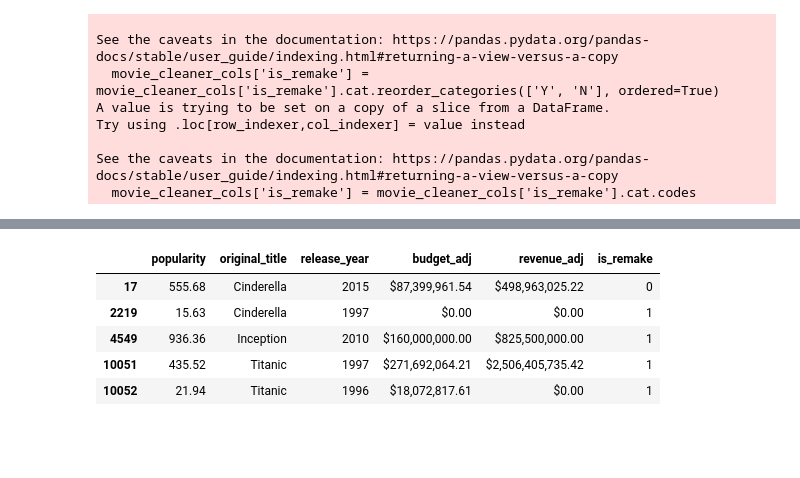
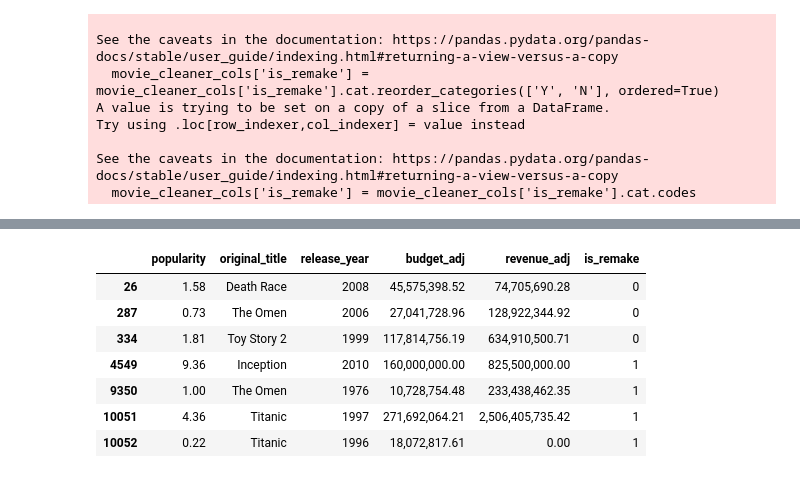
Before and after one commit to pohhjie/movie-analysis, a Jupyter notebook: Movie_ClassificationThenRegression.ipynb, the cells around one changed output, grey strips where cells are left out. Saved outputs shown, nothing was run; the diff lists cells and outputs as text; code cells hidden in the pictures; blank space fills up the shorter version.

```diff
--- a/Movie_ClassificationThenRegression.ipynb
+++ b/Movie_ClassificationThenRegression.ipynb
@@ -14,7 +14,7 @@ from sklearn.linear_model import LinearRegression
 sb.set()
 
 #Set format for float to be $ because selected columns are currency
-pd.options.display.float_format = '${:,.2f}'.format
+pd.options.display.float_format = '{:,.2f}'.format
 # %%
 ## import excel into dataframe
 
@@ -37,7 +40,7 @@ print("Data dims : ", mdata.shape)
 # %%
 # filter to selection columns only to avoid noises from other columns
 
-cols = ['original_title', 'release_year','budget_adj','revenue_adj', 'is_remake']
+cols = ['popularity', 'original_title', 'release_year','budget_adj','revenue_adj', 'is_remake']
 movie_cleaner_cols = mdata[cols]
 movie_cleaner_cols.head()
 # %% [output]
@@ -246,11 +252,13 @@ plt.show()
 # %%
-movie_pred = movie_cleaner_cols[movie_cleaner_cols["original_title"].isin(["Titanic", "Inception", "Cinderella"])]
+movie_pred = movie_cleaner_cols[movie_cleaner_cols["original_title"].isin(["Titanic", "Inception", "Toy Story 2", "Death Race", "The Omen"])]
 movie_pred
 # %% [output]
 |  | popularity | original_title | release_year | budget_adj | revenue_adj | is_remake |
-| 17 | 555.68 | Cinderella | 2015 | $87,399,961.54 | $498,963,025.22 | 0 |
-| 2219 | 15.63 | Cinderella | 1997 | $0.00 | $0.00 | 1 |
-| 4549 | 936.36 | Inception | 2010 | $160,000,000.00 | $825,500,000.00 | 1 |
-| 10051 | 435.52 | Titanic | 1997 | $271,692,064.21 | $2,506,405,735.42 | 1 |
-| 10052 | 21.94 | Titanic | 1996 | $18,072,817.61 | $0.00 | 1 |
+| 26 | 1.58 | Death Race | 2008 | 45,575,398.52 | 74,705,690.28 | 0 |
+| 287 | 0.73 | The Omen | 2006 | 27,041,728.96 | 128,922,344.92 | 0 |
+| 334 | 1.81 | Toy Story 2 | 1999 | 117,814,756.19 | 634,910,500.71 | 0 |
+| 4549 | 9.36 | Inception | 2010 | 160,000,000.00 | 825,500,000.00 | 1 |
+| 9350 | 1.00 | The Omen | 1976 | 10,728,754.48 | 233,438,462.35 | 1 |
+| 10051 | 4.36 | Titanic | 1997 | 271,692,064.21 | 2,506,405,735.42 | 1 |
+| 10052 | 0.22 | Titanic | 1996 | 18,072,817.61 | 0.00 | 1 |
 # %%
```
Also changed, not shown: parts of 22 cells of this notebook.
